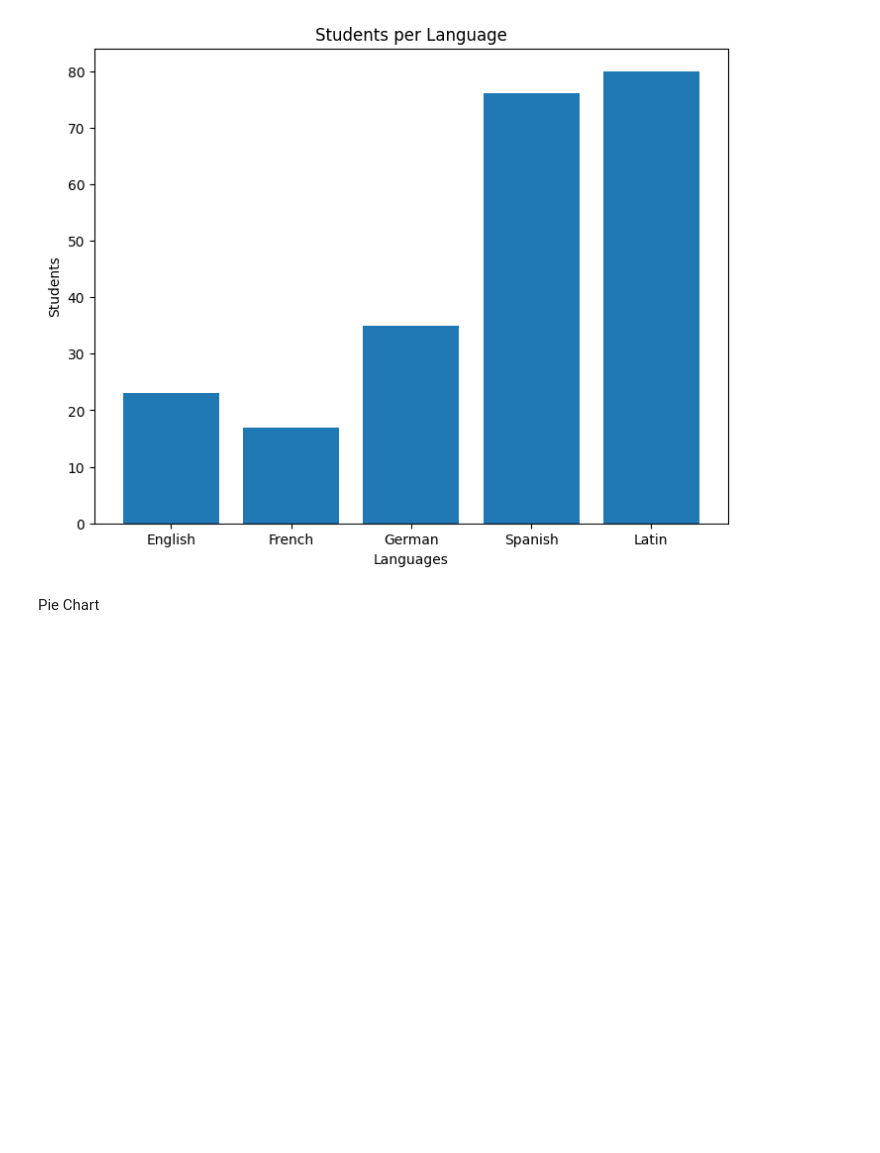
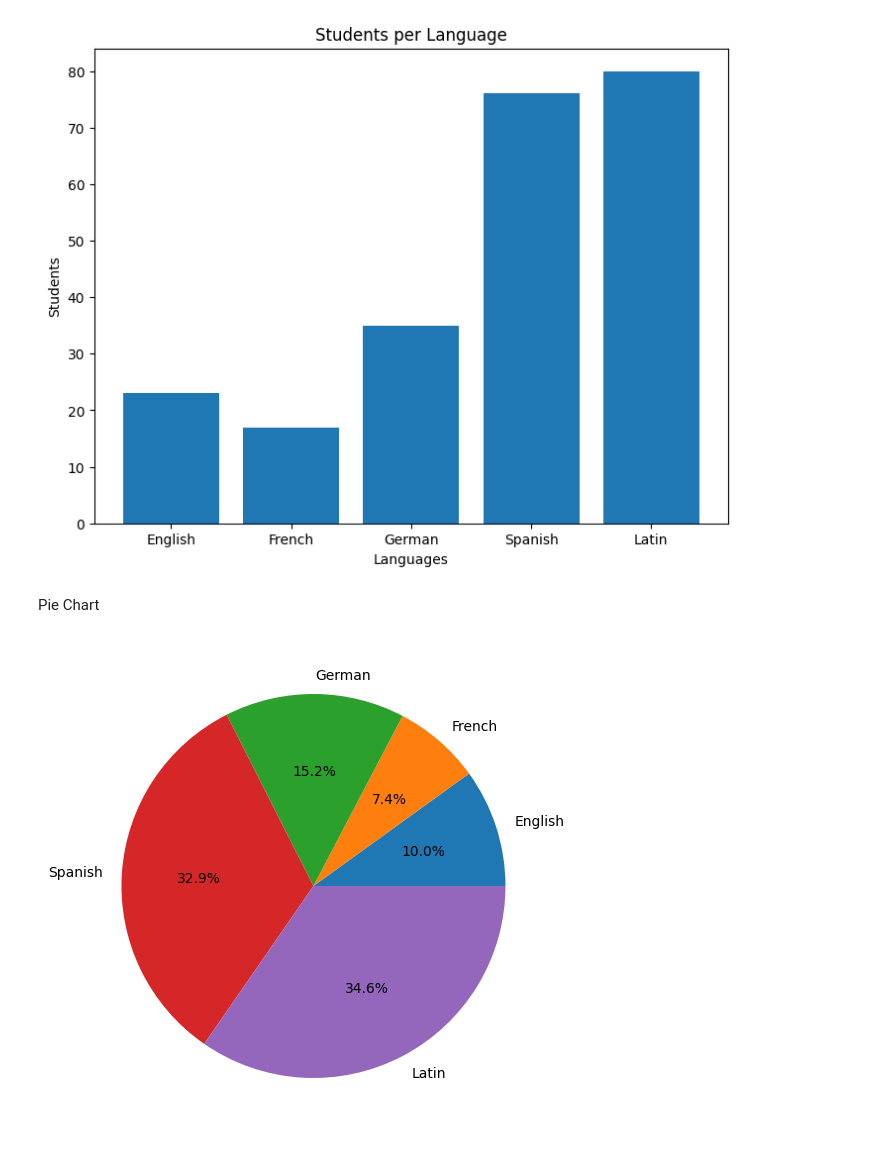
Before and after one commit to Crocodyll1/Machine-Learning, a Jupyter notebook: Matplotlib.ipynb, the cells around one changed output. Cells and saved outputs as stored; diff of their text form; code cells hidden in the pictures; blank space fills up the shorter version.

Commit message:
Pie Chart created

```diff
--- a/Matplotlib.ipynb
+++ b/Matplotlib.ipynb
@@ -140,3 +140,12 @@ plt.show
 [figure]
 # %% [markdown]
 Pie Chart
+# %%
+fig1 = plt.figure()
+ax1 = fig1.add_axes([0,0,1,1])
+languages = ['English', 'French', 'German','Spanish',"Latin"]
+people = [23,17,35, 76,80]
+ax1.pie(people, labels= languages, autopct = '%1.1f%%')
+plt.show()
+# %% [output]
+[figure, added]
```
